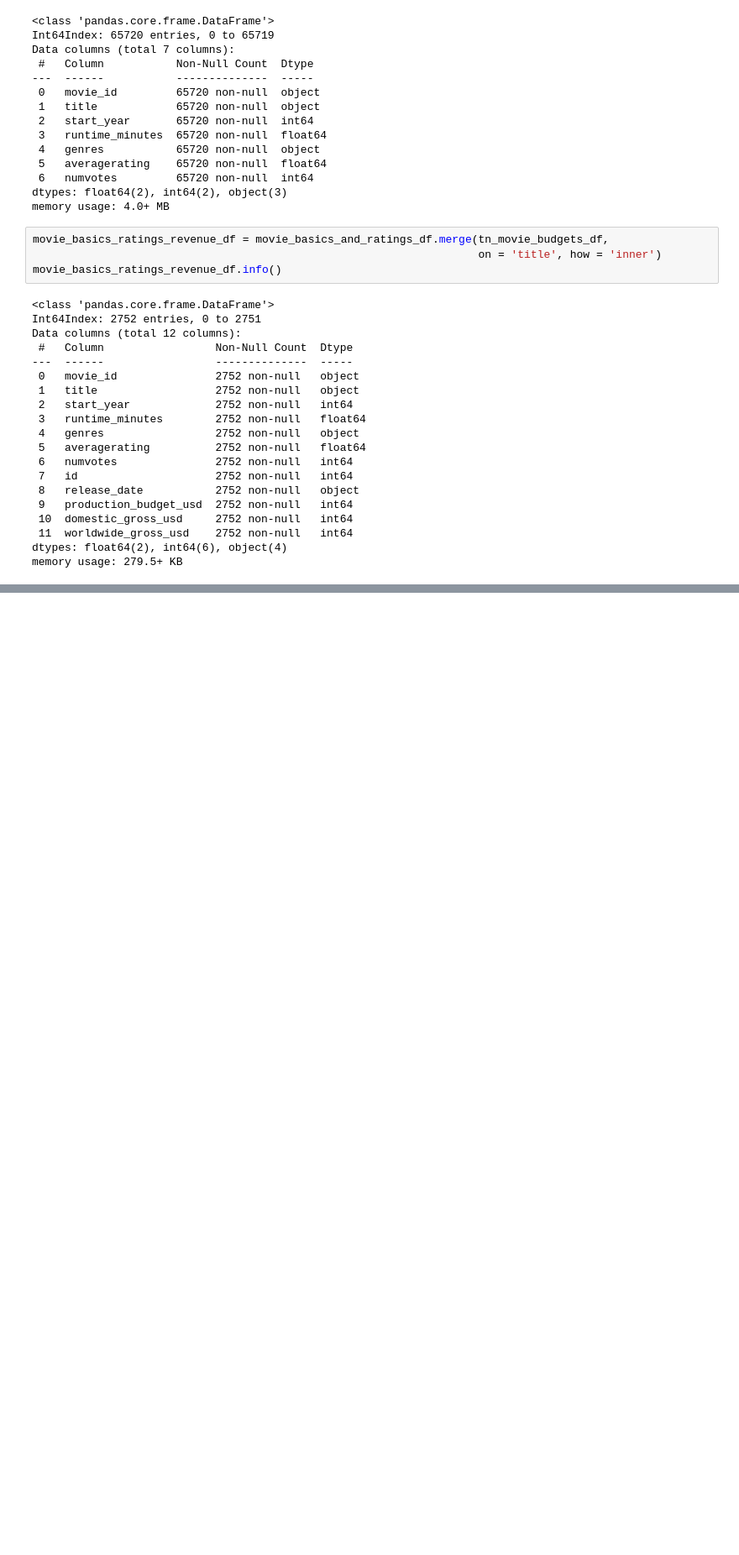
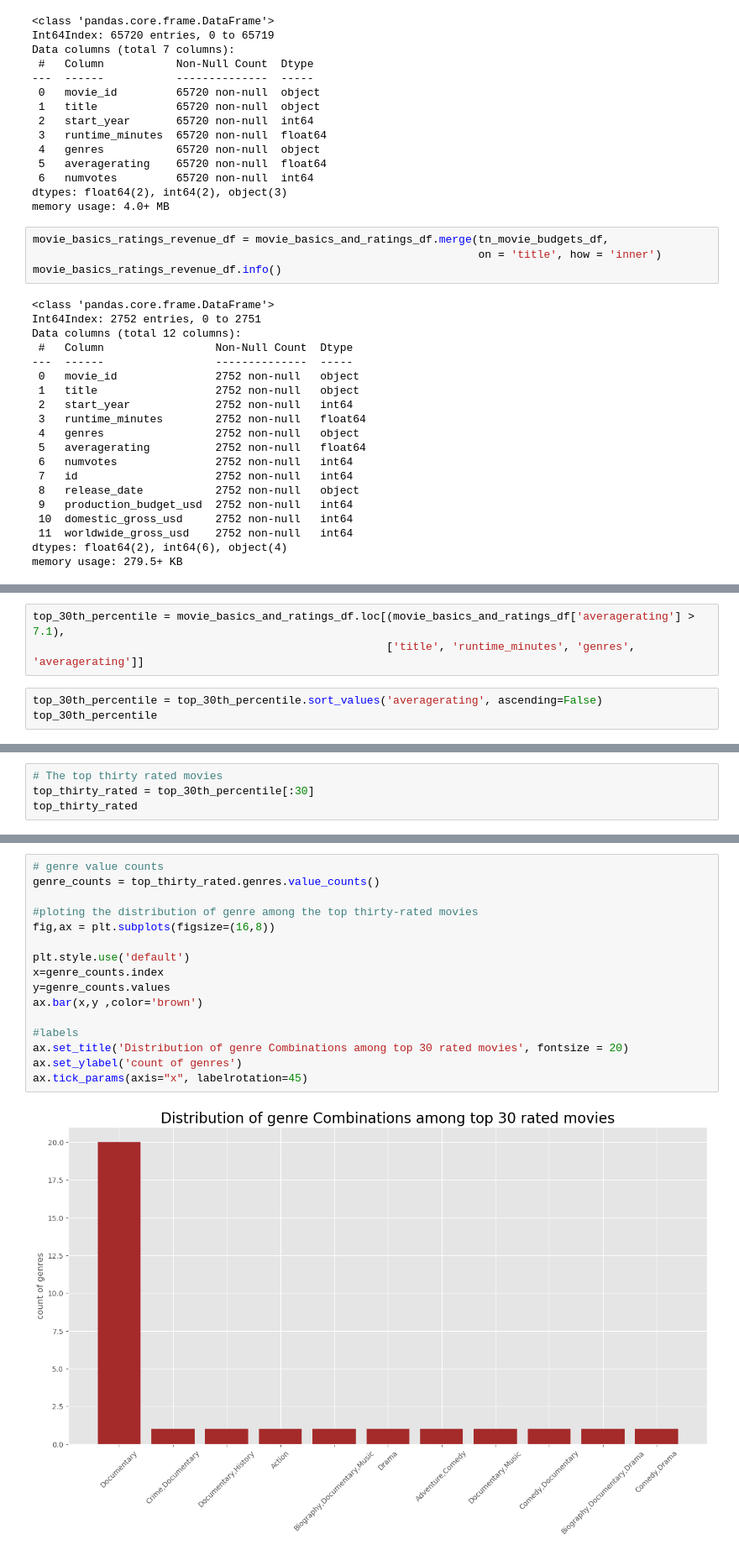
Before and after one commit to teofizzy/microsoft_film_studio, a Jupyter notebook: Data Understanding.ipynb, the cells around one changed output, grey strips where cells are left out. Shown: that part at 84% size. Drawn from its saved outputs; the diff is of its cells as text; blank space fills up the shorter version.

```diff
--- a/Data Understanding.ipynb
+++ b/Data Understanding.ipynb
@@ -1205,0 +1333,6 @@ movie_basics_ratings_revenue_df.head() #the first five rows
+# %%
+top_30th_percentile = movie_basics_and_ratings_df.loc[(movie_basics_and_ratings_df['averagerating'] > 7.1),
+                                                      ['title', 'runtime_minutes', 'genres', 'averagerating']]
+# %%
+top_30th_percentile = top_30th_percentile.sort_values('averagerating', ascending=False)
+top_30th_percentile
@@ -1205,0 +1353,4 @@ movie_basics_ratings_revenue_df.head() #the first five rows
+# %%
+# The top thirty rated movies
+top_thirty_rated = top_30th_percentile[:30]
+top_thirty_rated
@@ -1205,0 +1375,18 @@ movie_basics_ratings_revenue_df.head() #the first five rows
+# %%
+# genre value counts
+genre_counts = top_thirty_rated.genres.value_counts()
+
+#ploting the distribution of genre among the top thirty-rated movies
+fig,ax = plt.subplots(figsize=(16,8))
+
+plt.style.use('default')
+x=genre_counts.index
+y=genre_counts.values
+ax.bar(x,y ,color='brown')
+
+#labels
+ax.set_title('Distribution of genre Combinations among top 30 rated movies', fontsize = 20)
+ax.set_ylabel('count of genres')
+ax.tick_params(axis="x", labelrotation=45)
+# %% [output]
+[figure, added]
```
Also changed, not shown: parts of 33 cells of this notebook.
